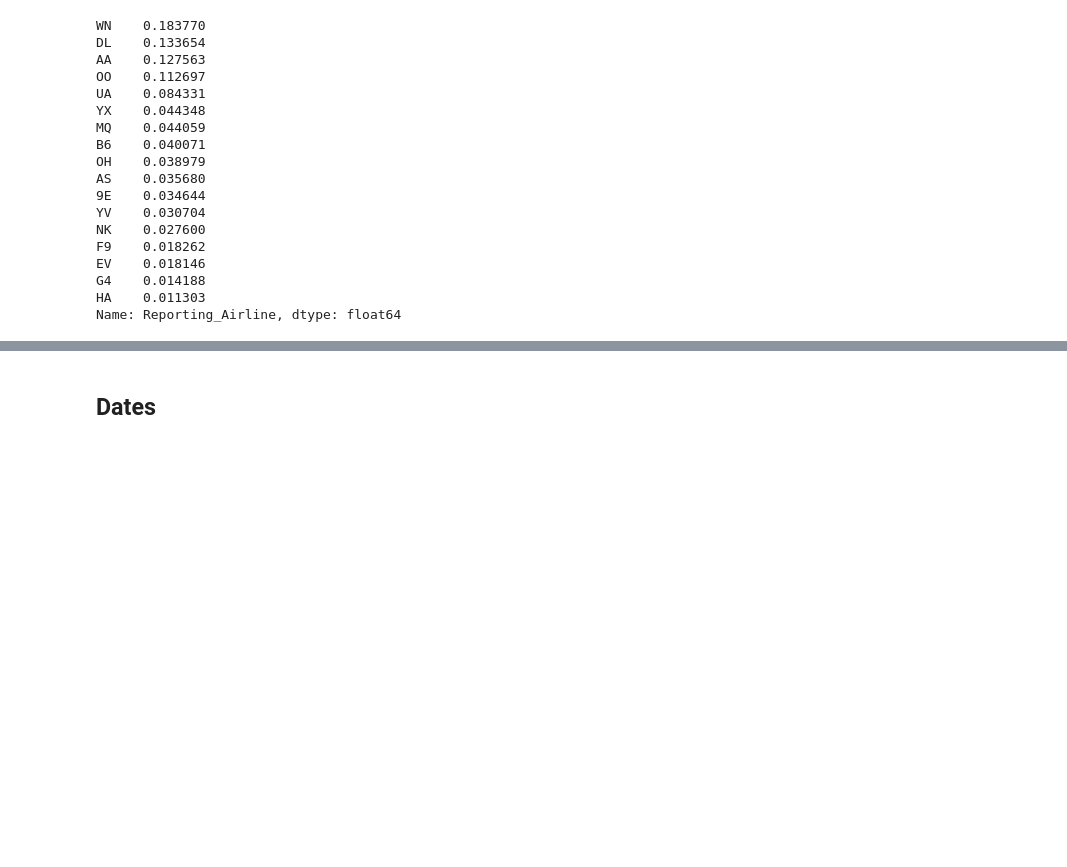
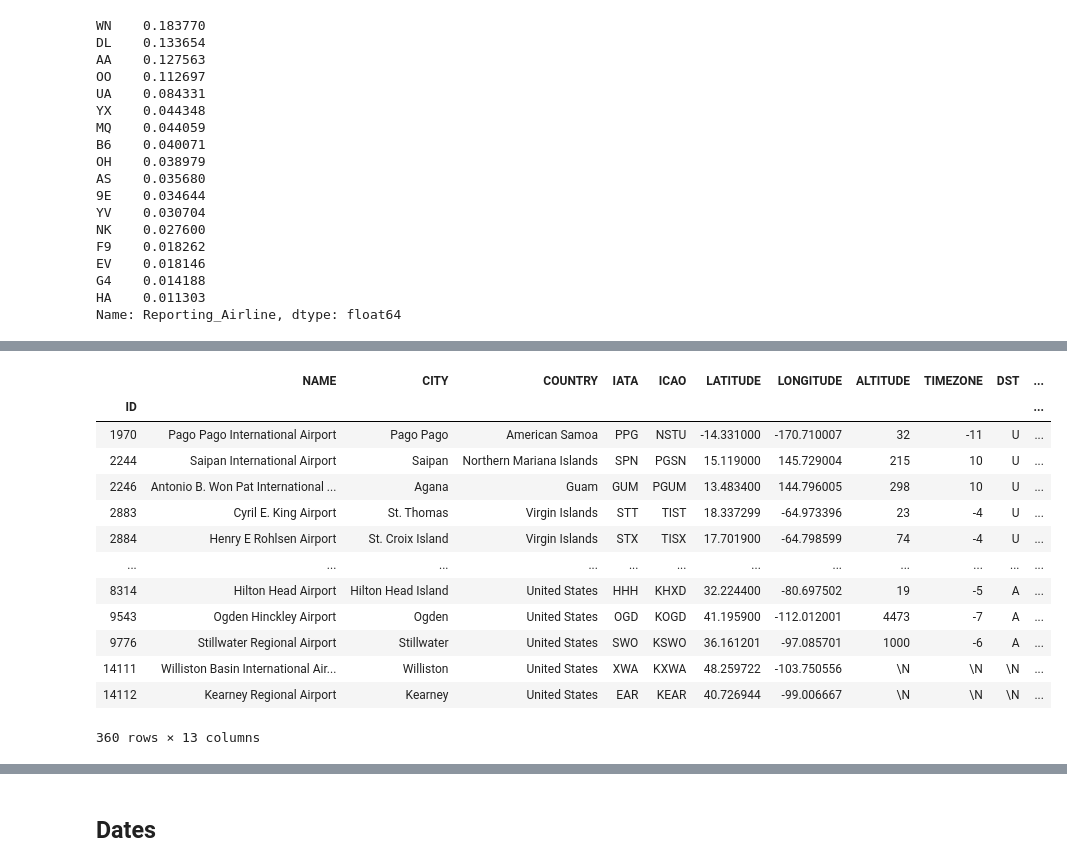
Before and after one commit to ricardozacarias/flight-delays, a Jupyter notebook: 2019-flights-eda.ipynb, the cells around one changed output, grey strips where cells are left out. Drawn from its saved outputs; the diff is of its cells as text; code cells hidden in the pictures; blank space fills up the shorter version.

```diff
--- a/2019-flights-eda.ipynb
+++ b/2019-flights-eda.ipynb
@@ -125,0 +157,30 @@ plt.xticks(rotation=30)
+# %%
+airports_ds = pd.read_csv(data_path + 'world_airports.csv', index_col=0, names=['ID', 'NAME', 'CITY', 'COUNTRY', 'IATA', 'ICAO', 'LATITUDE', 'LONGITUDE', 'ALTITUDE', 'TIMEZONE', 'DST', 'TZ_OLSON', 'TYPE', 'SOURCE'])
+# %%
+# grab all the airports in our dataset
+airports = flights.Origin.unique()
+
+# create a dictionary for airport name with IATA codes
+airport_dictionary = {k:airports_ds.loc[airports_ds.IATA == k, 'NAME'].values[0] for k in airports}
+
+# apparently there are 2 airports in our dataset that are not present in the database, I could just
+# drop all the flights that involve these locations, bu I kind of like to fix it.
+# all we need are their names and their locations
+
+airports_ds = airports_ds[airports_ds.IATA.isin(airports)]
+airports_ds
+# %% [output]
+|  | NAME | CITY | COUNTRY | IATA | ICAO | LATITUDE | LONGITUDE | ALTITUDE | TIMEZONE | DST | ... |
+| ID |  |  |  |  |  |  |  |  |  |  | ... |
+| 1970 | Pago Pago International Airport | Pago Pago | American Samoa | PPG | NSTU | -14.331000 | -170.710007 | 32 | -11 | U | ... |
+| 2244 | Saipan International Airport | Saipan | Northern Mariana Islands | SPN | PGSN | 15.119000 | 145.729004 | 215 | 10 | U | ... |
+| 2246 | Antonio B. Won Pat International ... | Agana | Guam | GUM | PGUM | 13.483400 | 144.796005 | 298 | 10 | U | ... |
+| 2883 | Cyril E. King Airport | St. Thomas | Virgin Islands | STT | TIST | 18.337299 | -64.973396 | 23 | -4 | U | ... |
+| 2884 | Henry E Rohlsen Airport | St. Croix Island | Virgin Islands | STX | TISX | 17.701900 | -64.798599 | 74 | -4 | U | ... |
+| ... | ... | ... | ... | ... | ... | ... | ... | ... | ... | ... | ... |
+| 8314 | Hilton Head Airport | Hilton Head Island | United States | HHH | KHXD | 32.224400 | -80.697502 | 19 | -5 | A | ... |
+| 9543 | Ogden Hinckley Airport | Ogden | United States | OGD | KOGD | 41.195900 | -112.012001 | 4473 | -7 | A | ... |
+| 9776 | Stillwater Regional Airport | Stillwater | United States | SWO | KSWO | 36.161201 | -97.085701 | 1000 | -6 | A | ... |
+| 14111 | Williston Basin International Air... | Williston | United States | XWA | KXWA | 48.259722 | -103.750556 | \N | \N | \N | ... |
+| 14112 | Kearney Regional Airport | Kearney | United States | EAR | KEAR | 40.726944 | -99.006667 | \N | \N | \N | ... |
+360 rows × 13 columns
```
Also changed, not shown: parts of 22 cells of this notebook.
